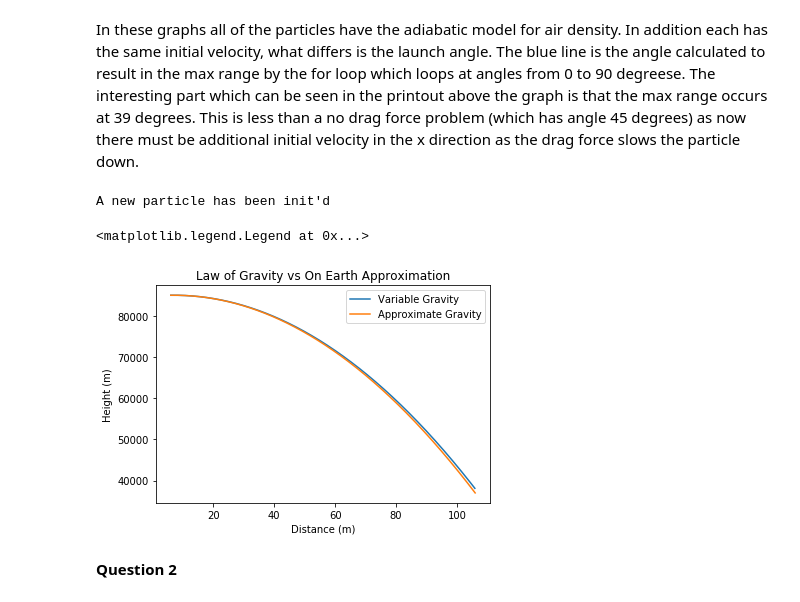
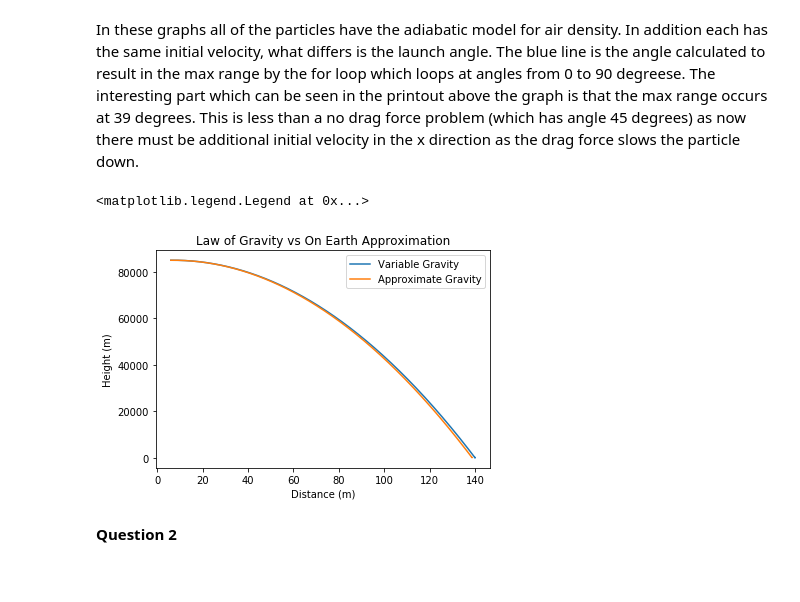
Before and after one commit to lbelmanw/Lectures, a Jupyter notebook: Assignment2.ipynb, the cells around one changed output. Drawn from its saved outputs; the diff is of its cells as text; code cells hidden in the pictures.

```diff
--- a/Assignment2.ipynb
+++ b/Assignment2.ipynb
@@ -353,30 +353,29 @@ class VariableGrav(Particle):
         return np.array([0,v*self.m,0])
 # %%
 v = np.array([1.0, 10.0,5.0])
-t_final = 100.0
+t_final = 1000.0
 x = np.array([6.0,85*1000,2.0])
 
 
 variable_grav = VariableGrav(m = 1, x0 = x, v0 = v, tf = t_final)
 variable_grav.RK4_trajectory()
 
 v = np.array([1.0, 10.0,5.0])
-t_final = 100.0
+t_final = 1000.0
 x = np.array([6.0,85*1000,2.0])
 
 particle = Particle(x0 = x, v0 = v, tf = t_final)
 particle.RK4_trajectory()
 
 plt.plot(variable_grav.x_array, variable_grav.y_array, label = 'Variable Gravity')
 plt.plot(particle.x_array, particle.y_array, label = 'Approximate Gravity')
 plt.xlabel('Distance (m)')
 plt.ylabel('Height (m)')
 plt.title('Law of Gravity vs On Earth Approximation')
 plt.legend(loc =1)
 # %% [output]
-A new particle has been init'd
+<matplotlib.legend.Legend at 0x...>
-<matplotlib.legend.Legend at 0x...>
-[figure, old version]
+[figure, new version]
 # %% [markdown]
 **Question 2**
 # %% [markdown]
```
Also changed, not shown: parts of 8 cells of this notebook, 4 other files.
